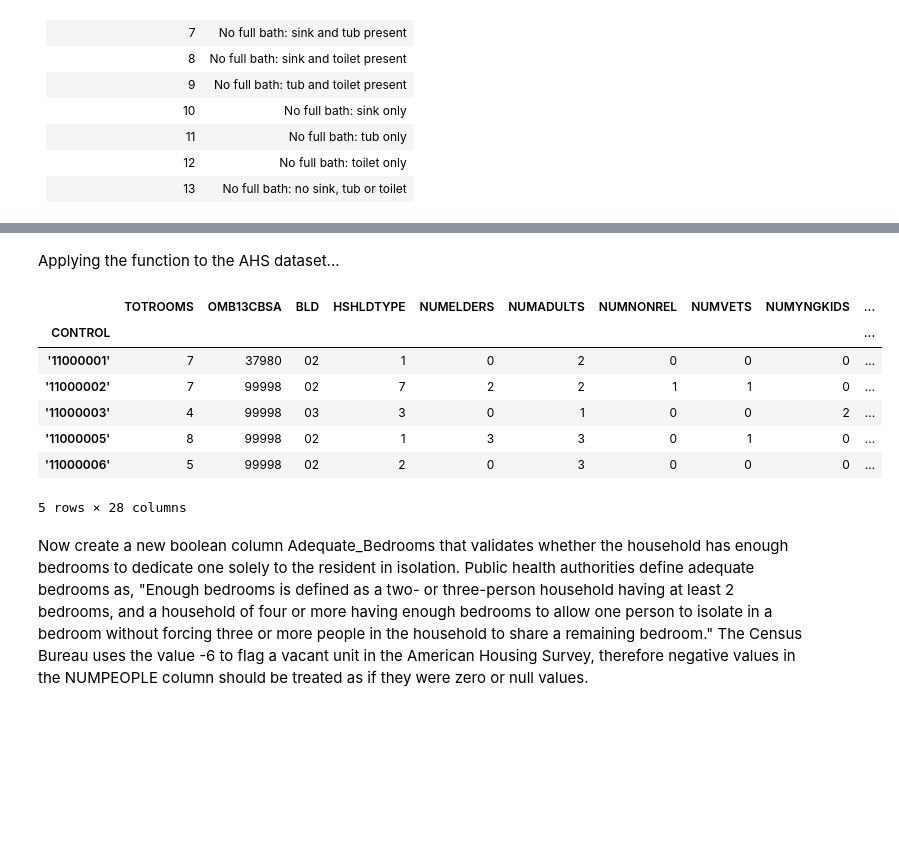
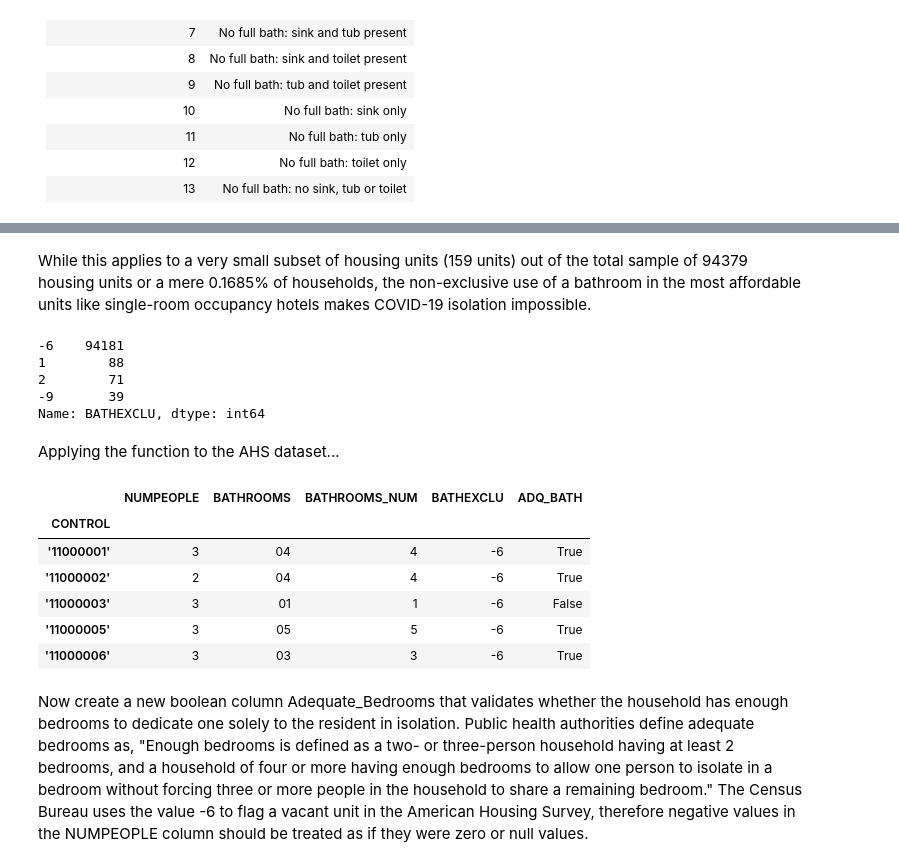
Before and after one commit to swsugarman/COVID_HousingIsolationFeasibility, a Jupyter notebook: eda.ipynb, the cells around one changed output, grey strips where cells are left out. Saved outputs shown, nothing was run; the diff lists cells and outputs as text; code cells hidden in the pictures; blank space fills up the shorter version.

```diff
--- a/eda.ipynb
+++ b/eda.ipynb
@@ -152,12 +168,25 @@ Therefore, values of 1-6 are adequate for single person households and values of
+# %% [markdown]
+While this applies to a very small subset of housing units (159 units) out of the total sample of 94379 housing units or a mere 0.1685% of households, the non-exclusive use of a bathroom in the most affordable units like single-room occupancy hotels makes COVID-19 isolation impossible.
+# %%
+ahs.BATHEXCLU.value_counts()
+# %% [output]
+-6    94181
+1        88
+2        71
+-9       39
+Name: BATHEXCLU, dtype: int64
 # %%
 def Adequate_Bath(row):
-    if(row['NUMPEOPLE']<=1):
-        if(row['BATHROOMS_NUM']>=1 and row['BATHROOMS_NUM']<=6):
+    if(row['BATHEXCLU']!=1 and row['BATHEXCLU']!=2):
+        if(row['NUMPEOPLE']<=1):
+            if(row['BATHROOMS_NUM']>=1 and row['BATHROOMS_NUM']<=6):
+                return True
+            else:
+                return False
+        elif(row['BATHROOMS_NUM']>=2 and row['BATHROOMS_NUM']<=6):
             return True
         else:
             return False
-    elif(row['BATHROOMS_NUM']>=2 and row['BATHROOMS_NUM']<=6):
-        return True
     else:
         return False
 # %% [markdown]
@@ -165,16 +194,15 @@ Applying the function to the AHS dataset...
 # %%
 ahs['ADQ_BATH']=ahs.apply(lambda row: Adequate_Bath(row), axis=1)
 # %%
-ahs.head(5)
+ahs[['NUMPEOPLE', 'BATHROOMS','BATHROOMS_NUM', 'BATHEXCLU', 'ADQ_BATH']].head(5)
 # %% [output]
-|  | TOTROOMS | OMB13CBSA | BLD | HSHLDTYPE | NUMELDERS | NUMADULTS | NUMNONREL | NUMVETS | NUMYNGKIDS | ... |
-| CONTROL |  |  |  |  |  |  |  |  |  | ... |
-| '11000001' | 7 | 37980 | 02 | 1 | 0 | 2 | 0 | 0 | 0 | ... |
-| '11000002' | 7 | 99998 | 02 | 7 | 2 | 2 | 1 | 1 | 0 | ... |
-| '11000003' | 4 | 99998 | 03 | 3 | 0 | 1 | 0 | 0 | 2 | ... |
-| '11000005' | 8 | 99998 | 02 | 1 | 3 | 3 | 0 | 1 | 0 | ... |
-| '11000006' | 5 | 99998 | 02 | 2 | 0 | 3 | 0 | 0 | 0 | ... |
+|  | NUMPEOPLE | BATHROOMS | BATHROOMS_NUM | BATHEXCLU | ADQ_BATH |
+| CONTROL |  |  |  |  |  |
+| '11000001' | 3 | 04 | 4 | -6 | True |
+| '11000002' | 2 | 04 | 4 | -6 | True |
+| '11000003' | 3 | 01 | 1 | -6 | False |
+| '11000005' | 3 | 05 | 5 | -6 | True |
+| '11000006' | 3 | 03 | 3 | -6 | True |
-5 rows × 28 columns
 # %% [markdown]
 Now create a new boolean column Adequate_Bedrooms that validates whether the household has enough bedrooms to dedicate one solely to the resident in isolation. Public health authorities define adequate bedrooms as, "Enough bedrooms is defined as a two- or three-person household having at least 2 bedrooms, and a household of four or more having enough bedrooms to allow one person to isolate in a bedroom without forcing three or more people in the household to share a remaining bedroom." The Census Bureau uses the value -6 to flag a vacant unit in the American Housing Survey, therefore negative values in the NUMPEOPLE column should be treated as if they were zero or null values.
 # %%
```
Also changed, not shown: parts of 9 cells of this notebook, 4 other files.
